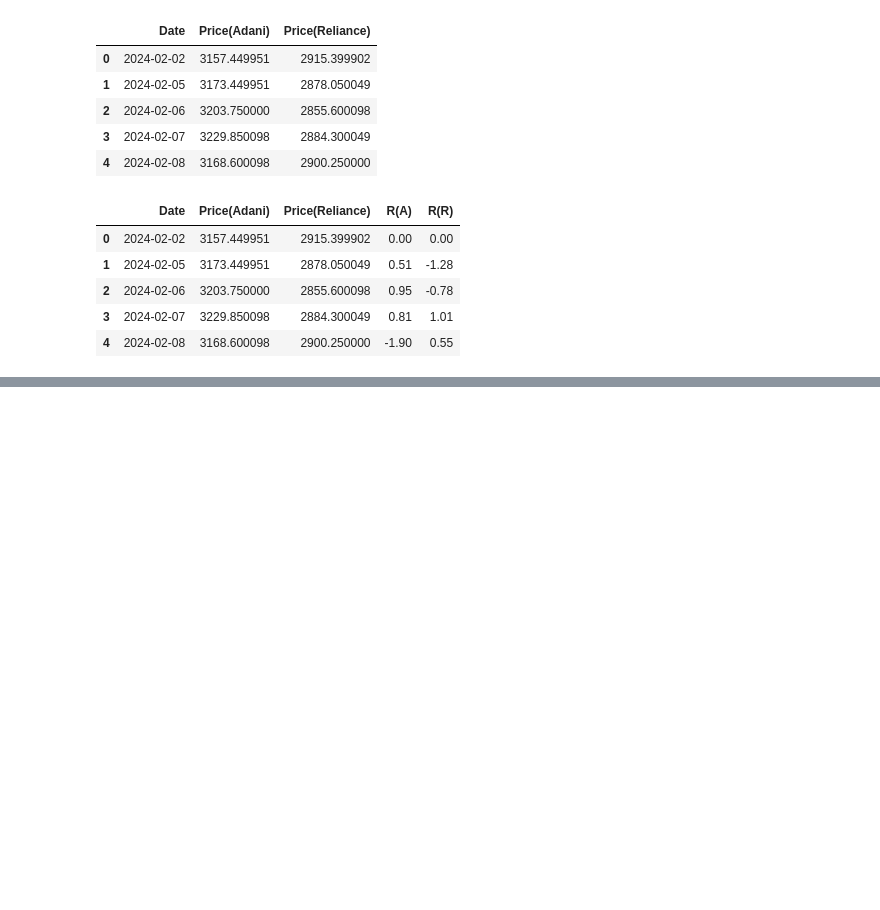
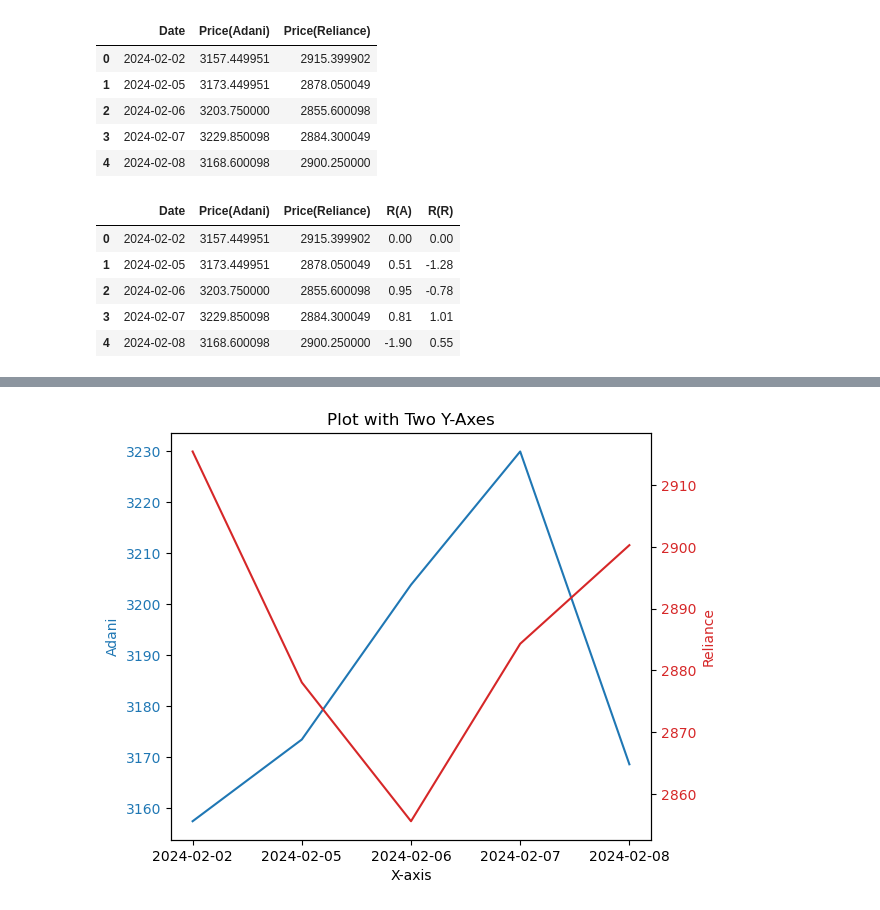
Before and after one commit to sainathdora/Modern-Portfolio-Theory, a Jupyter notebook: Stock Market .ipynb, the cells around one changed output, grey strips where cells are left out. Saved outputs shown, nothing was run; the diff lists cells and outputs as text; code cells hidden in the pictures; blank space fills up the shorter version.

```diff
--- a/Stock Market .ipynb
+++ b/Stock Market .ipynb
@@ -58,0 +89,30 @@ df
+# %%
+import matplotlib.pyplot as plt
+import numpy as np
+
+# Generate some example data
+x = df['Date']
+y1 = df.iloc[:,1]
+y2 = df.iloc[:,2]
+
+# Create the first plot and y-axis
+fig, ax1 = plt.subplots()
+color = 'tab:blue'
+ax1.set_xlabel('X-axis')
+ax1.set_ylabel('Adani', color=color)
+ax1.plot(df['Date'], y1, label='sin(x)', color=color)
+ax1.tick_params(axis='y', labelcolor=color)
+
+# Create the second y-axis
+ax2 = ax1.twinx()
+color = 'tab:red'
+ax2.set_ylabel('Reliance', color=color)
+ax2.plot(x, y2, label='cos(x)', color=color)
+ax2.tick_params(axis='y', labelcolor=color)
+
+# Display the plot
+fig.tight_layout()
+plt.title('Plot with Two Y-Axes')
+plt.show()
+# %% [output]
+[figure, added]
```
Also changed, not shown: parts of 18 cells of this notebook.
